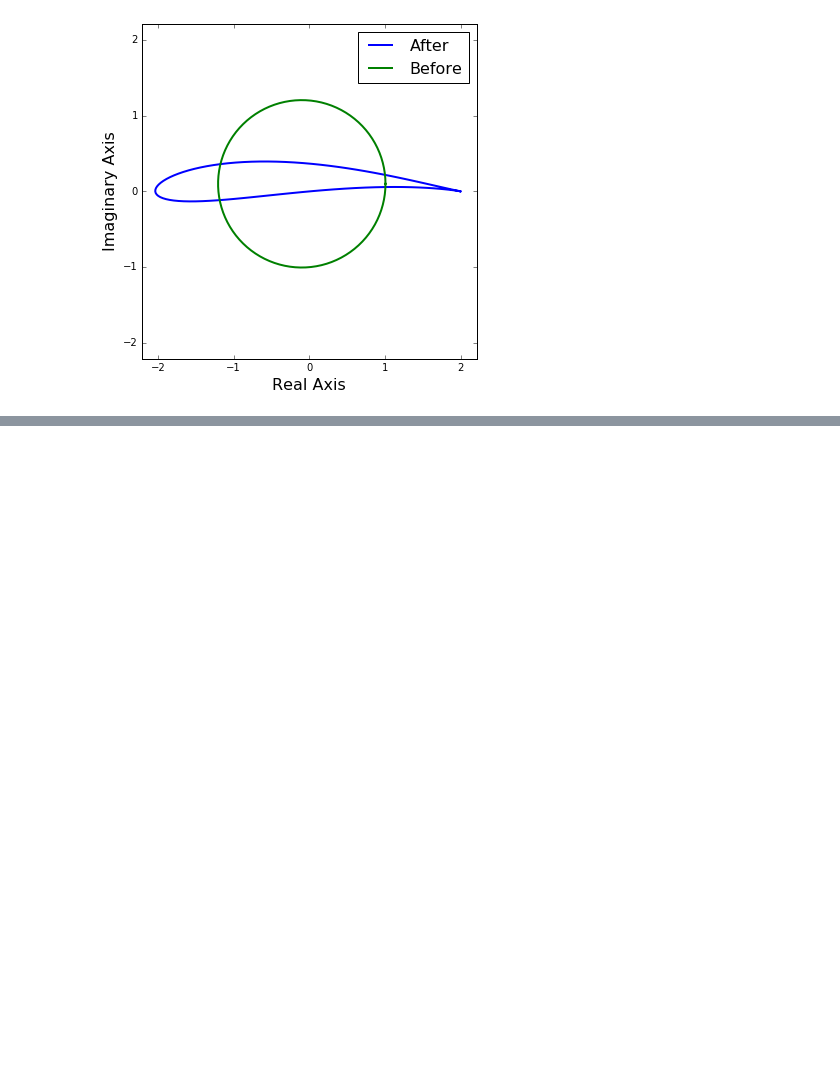
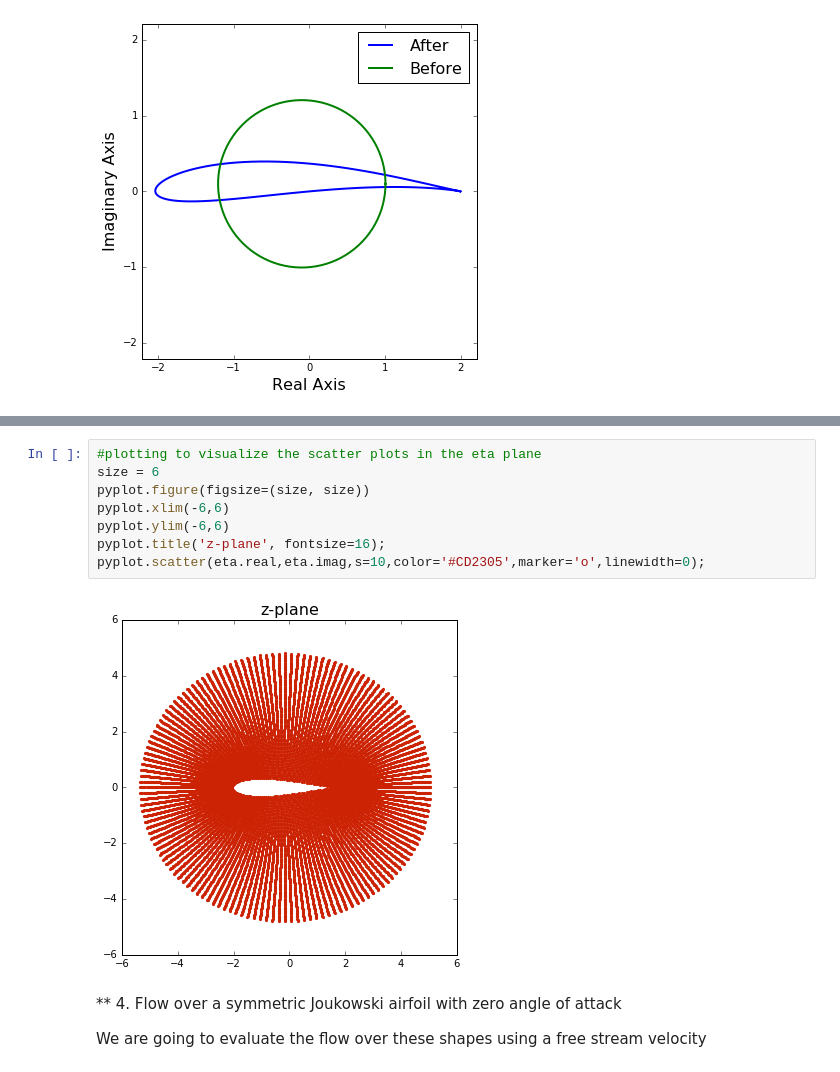
Before and after one commit to jennakosborn/mae6226, a Jupyter notebook: Assignment02.ipynb, the cells around one changed output, grey strips where cells are left out. Drawn from its saved outputs; the diff is of its cells as text; blank space fills up the shorter version.

```diff
--- a/Assignment02.ipynb
+++ b/Assignment02.ipynb
@@ -154,0 +187,14 @@ pyplot.legend(loc='best', prop={'size':16});
+# %%
+#plotting to visualize the scatter plots in the eta plane
+size = 6
+pyplot.figure(figsize=(size, size))
+pyplot.xlim(-6,6)
+pyplot.ylim(-6,6)
+pyplot.title('z-plane', fontsize=16);
+pyplot.scatter(eta.real,eta.imag,s=10,color='#CD2305',marker='o',linewidth=0);
+# %% [output]
+[figure, added]
+# %% [markdown]
+** 4. Flow over  a symmetric Joukowski airfoil with zero angle of attack
+
+We are going to evaluate the flow over these shapes using a free stream velocity
```
Also changed, not shown: parts of 5 cells of this notebook, 1 other file.
